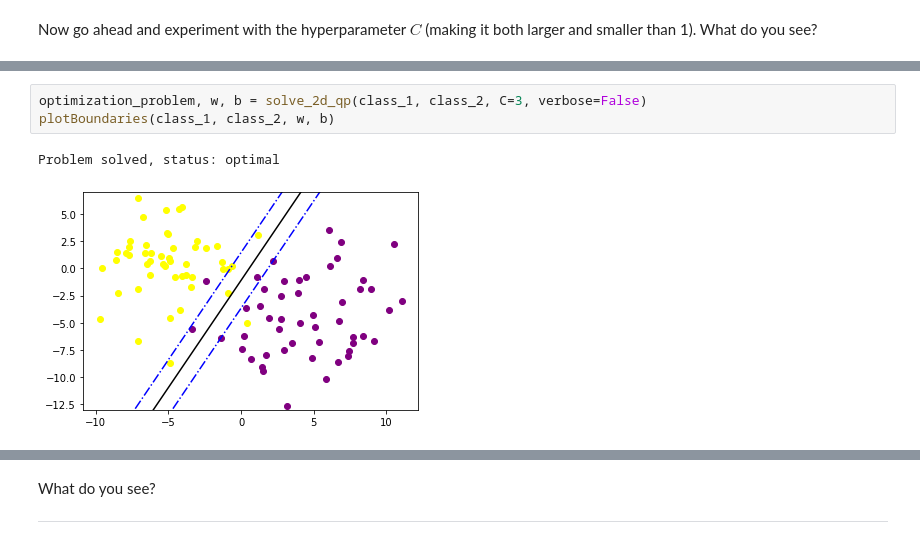
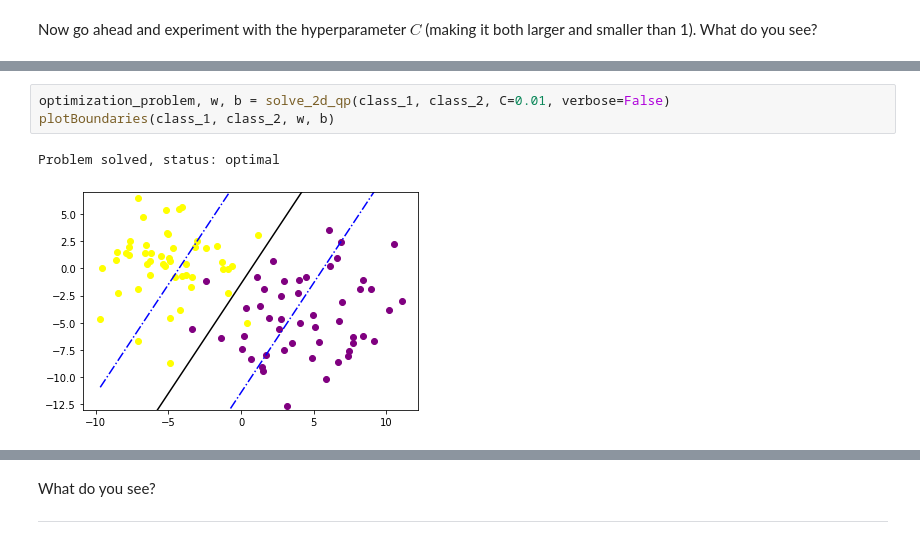
Before and after one commit to sacontreras/dsc-building-an-svm-from-scratch-lab-online-ds-sp-000, a Jupyter notebook: index.ipynb, the cells around one changed output, grey strips where cells are left out. Drawn from its saved outputs; the diff is of its cells as text.

```diff
--- a/index.ipynb
+++ b/index.ipynb
@@ -318,8 +318,8 @@ plotBoundaries(class_1, class_2, w, b)
 Problem solved, status: optimal
 [figure]
 # %%
-optimization_problem, w, b = solve_2d_qp(class_1, class_2, C=3, verbose=False)
+optimization_problem, w, b = solve_2d_qp(class_1, class_2, C=0.01, verbose=False)
 plotBoundaries(class_1, class_2, w, b)
 # %% [output]
 Problem solved, status: optimal
-[figure, old version]
+[figure, new version]
```
Also changed, not shown: parts of 6 cells of this notebook.
